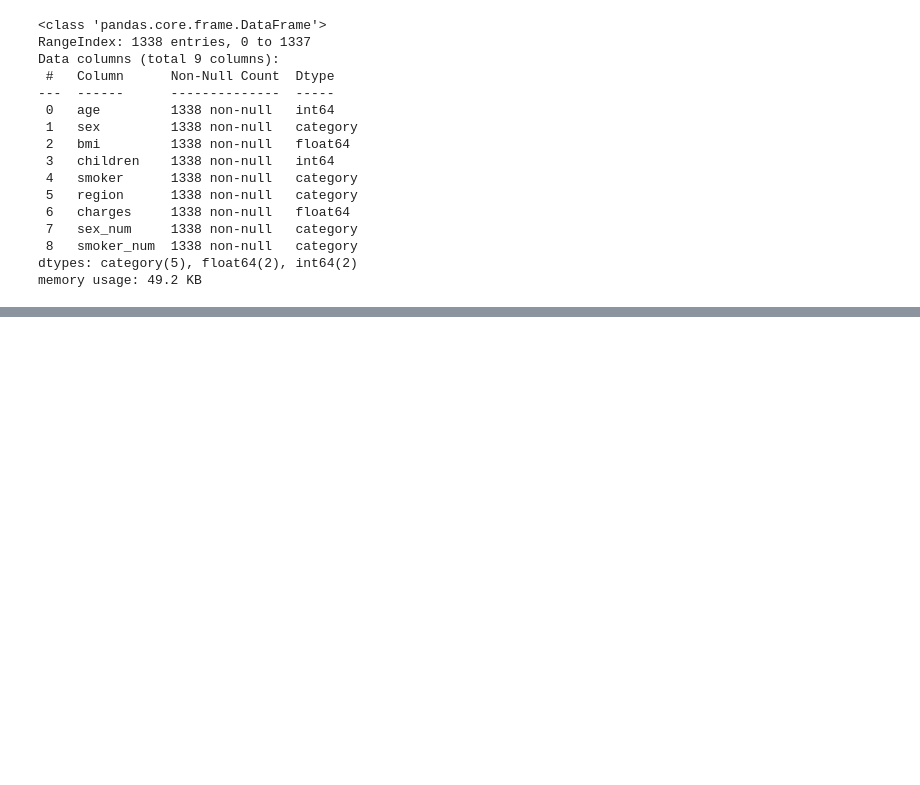
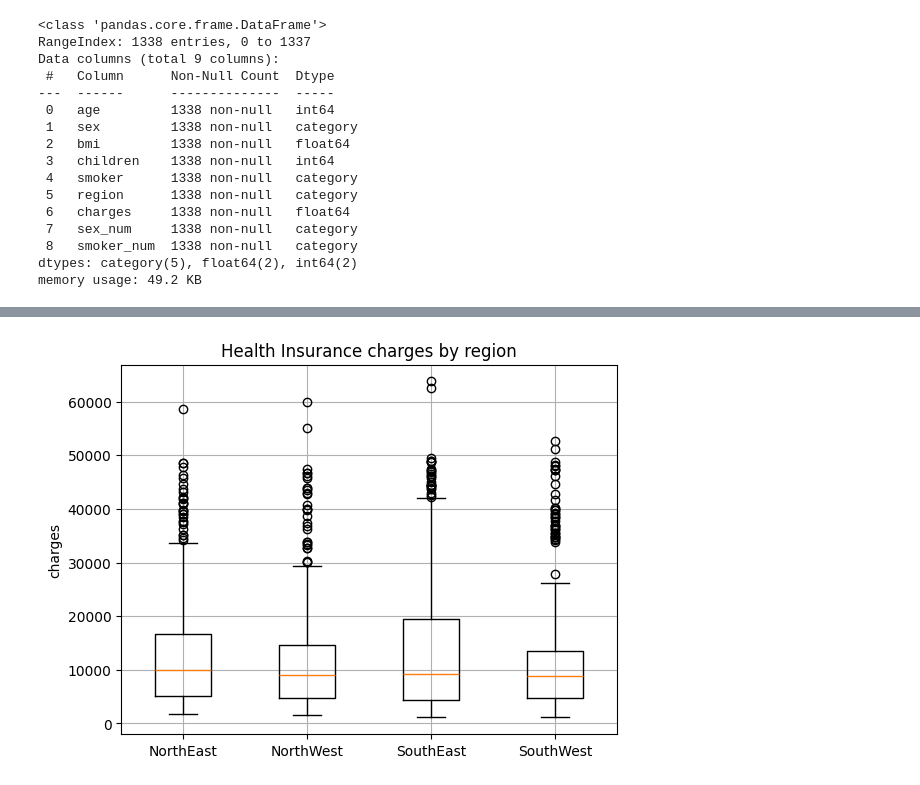
Before and after one commit to teena496/Medical-Insurance-Data-Visualization, a Jupyter notebook: Medical_Cost_Personal.ipynb, the cells around one changed output, grey strips where cells are left out. Drawn from its saved outputs; the diff is of its cells as text; code cells hidden in the pictures; blank space fills up the shorter version.

```diff
--- a/Medical_Cost_Personal.ipynb
+++ b/Medical_Cost_Personal.ipynb
@@ -176,0 +189,9 @@ memory usage: 49.2 KB
+# %%
+plt.boxplot([df[df['region'] == 'NorthEast']['charges'], df[df['region'] == 'NorthWest'] ['charges'],df[df['region'] == 'SouthEast'] ['charges'],df[df['region'] == 'SouthWest'] ['charges']])
+plt.xticks([1,2,3,4],['NorthEast','NorthWest','SouthEast','SouthWest'])
+plt.title('Health Insurance charges by region')
+plt.grid()
+plt.ylabel('charges')
+plt.show()
+# %% [output]
+[figure, added]
```
Also changed, not shown: parts of 3 cells of this notebook.
